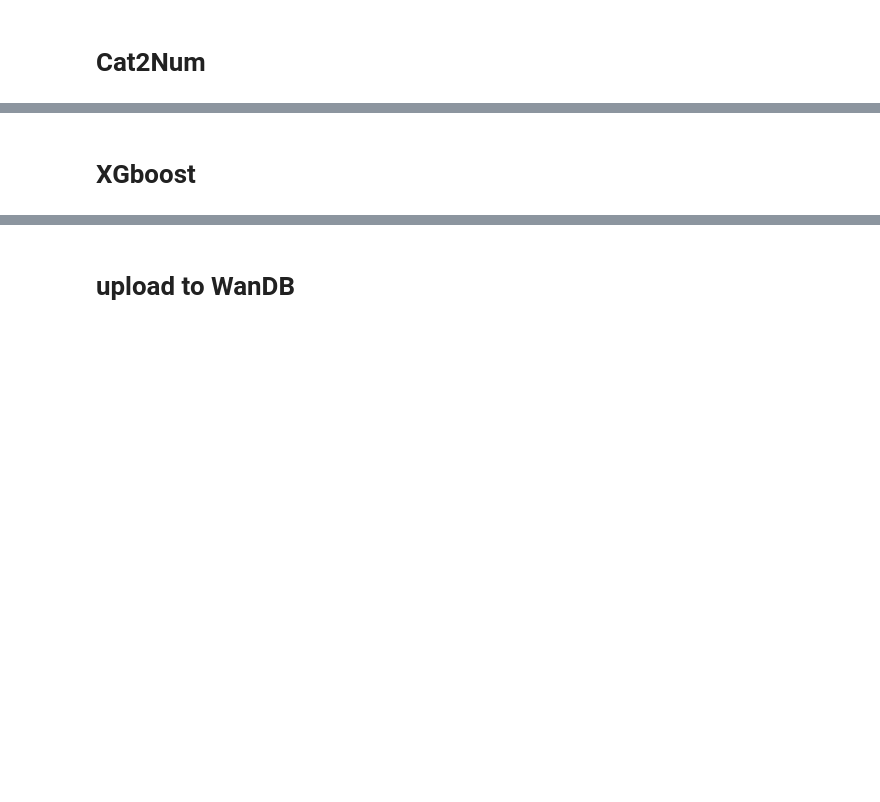
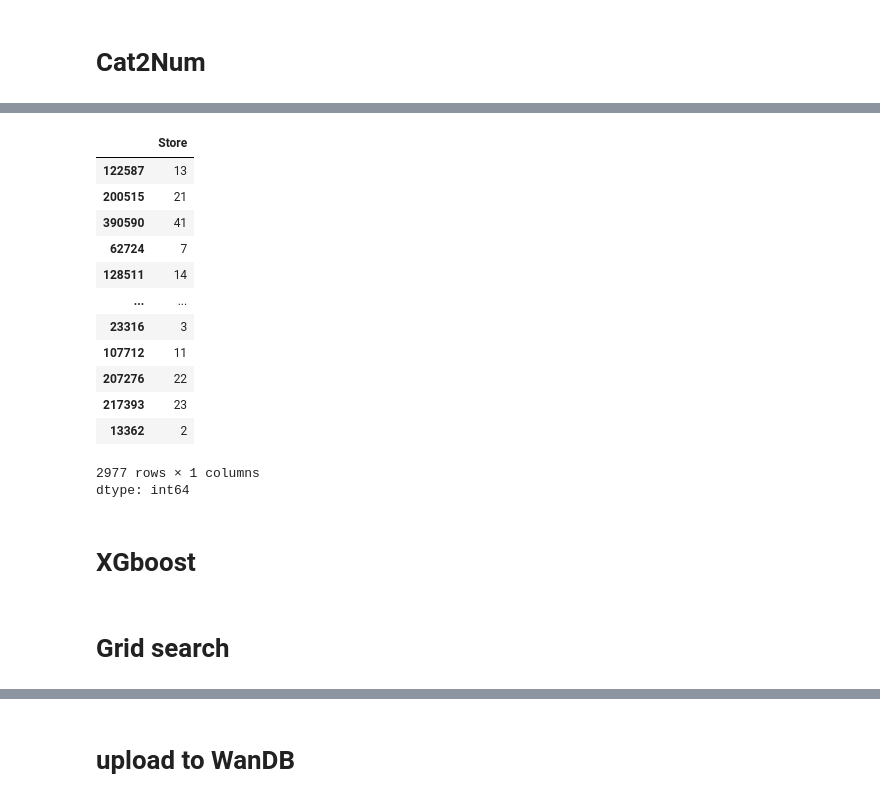
Before and after one commit to azhgh22/Walmart-Recruiting-Store-Sales-Forecasting, a Jupyter notebook: notebooks/xgboost_base_model.ipynb, the cells around one changed output, grey strips where cells are left out. Saved outputs shown, nothing was run; the diff lists cells and outputs as text; code cells hidden in the pictures; blank space fills up the shorter version.

```diff
--- a/notebooks/xgboost_base_model.ipynb
+++ b/notebooks/xgboost_base_model.ipynb
@@ -69,6 +69,10 @@ from src.time_series_split import TimeSeriesSplit
 from src.config import SPLIT_DATE
 merged_train.Date = pd.to_datetime(merged_train.Date)
 x_train, x_val = TimeSeriesSplit(SPLIT_DATE).split(merged_train)
+for i in range(1,3):
+  x_train[f'shift{i}'] = x_train.groupby(['Store', 'Dept'])['Weekly_Sales'].shift(i)
+  x_val[f'shift{i}'] = x_val.groupby(['Store', 'Dept'])['Weekly_Sales'].shift(i)
+
 y_train = x_train.pop('Weekly_Sales')
 y_val = x_val.pop('Weekly_Sales')
 # %% [markdown]
@@ -113,0 +152,18 @@ class Cat2Num(BaseEstimator, TransformerMixin):
+# %%
+# sorted(transformed_train['DateDummy'].unique())
+transformed_train.loc[transformed_train['DateDummy'] == i,'Store']
+# %% [output]
+|  | Store |
+| 122587 | 13 |
+| 200515 | 21 |
+| 390590 | 41 |
+| 62724 | 7 |
+| 128511 | 14 |
+| ... | ... |
+| 23316 | 3 |
+| 107712 | 11 |
+| 207276 | 22 |
+| 217393 | 23 |
+| 13362 | 2 |
+2977 rows × 1 columns
+dtype: int64
@@ -120,6 +283,8 @@ from sklearn.metrics import mean_squared_error
 from sklearn.metrics import root_mean_squared_error
 from sklearn.metrics import mean_absolute_error
 from src.utils import wmae
+# %% [markdown]
+# **Grid search**
 # %%
 from src.cross_validation import manual_model_search
 from sklearn.pipeline import Pipeline
```
Also changed, not shown: parts of 11 cells of this notebook.
